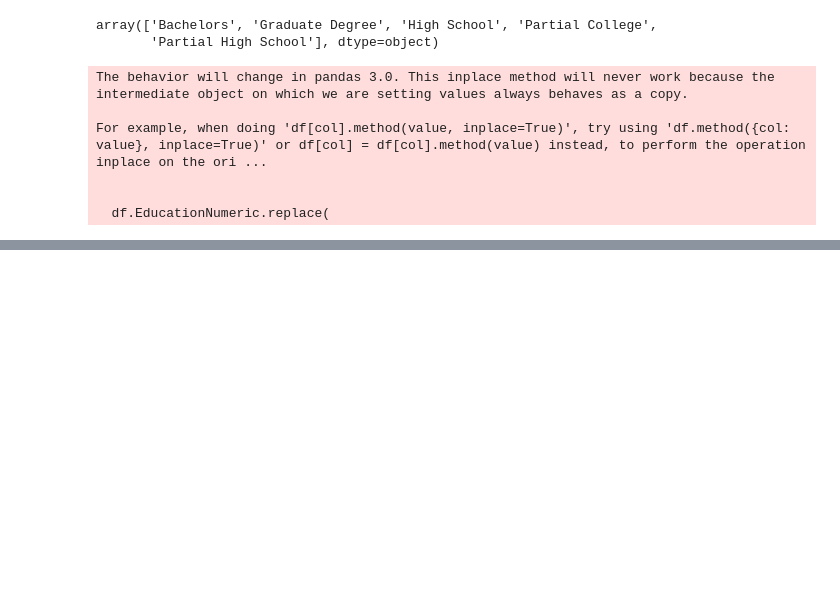
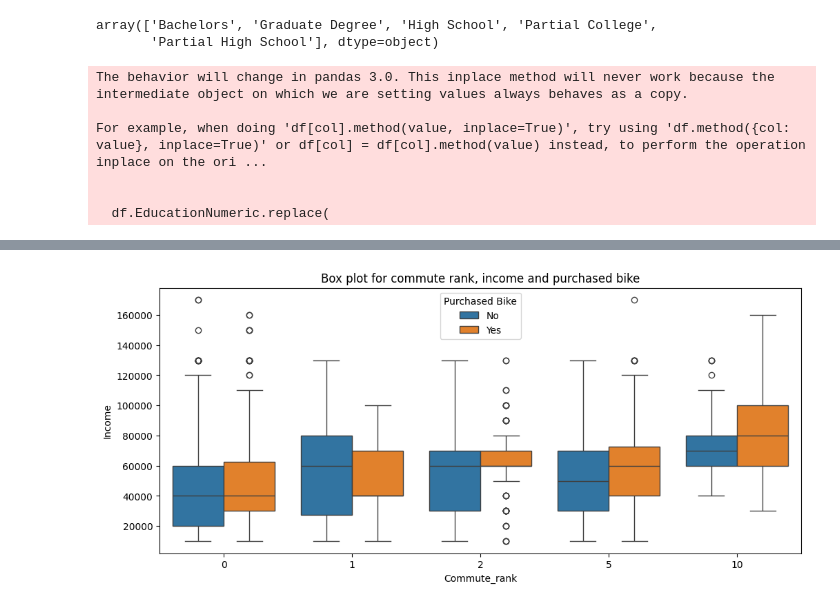
Before and after one commit to lewinskie254/eda, a Jupyter notebook: Anova_Link_2.ipynb, the cells around one changed output, grey strips where cells are left out. Saved outputs shown, nothing was run; the diff lists cells and outputs as text; code cells hidden in the pictures; blank space fills up the shorter version.

```diff
--- a/Anova_Link_2.ipynb
+++ b/Anova_Link_2.ipynb
@@ -76 +87,13 @@ df['Commute_rank'] = df['Commute Distance'].replace(
+# %%
+#box plot
+plt.figure(figsize=(12, 5))
+plt.title("Box plot for commute rank, income and purchased bike")
+sns.boxplot(
+    data=df,
+    x='Commute_rank',
+    y='Income',
+    hue='Purchased Bike',
+);
+# %% [output]
+[figure, added]
 # %%
```
Also changed, not shown: parts of 5 cells of this notebook.
